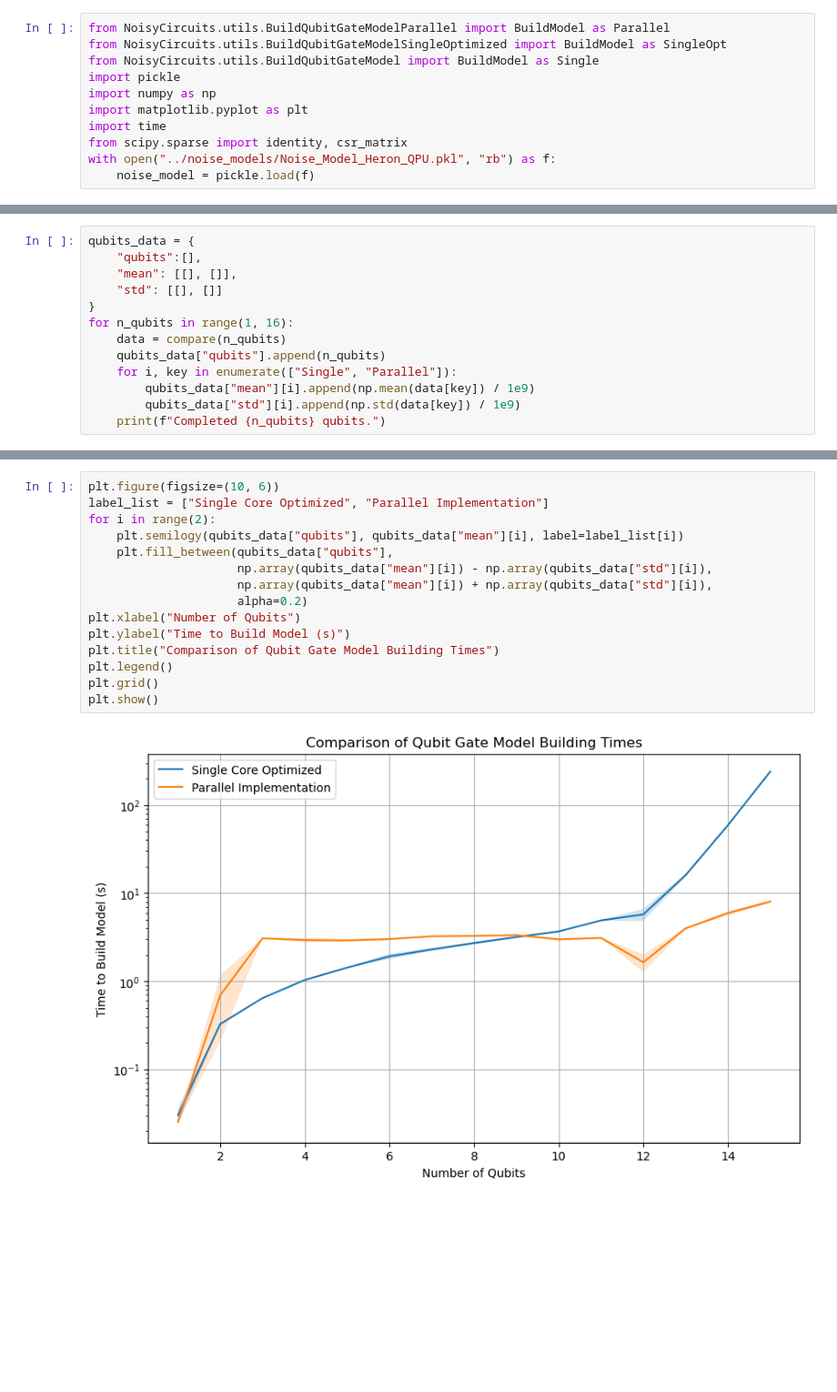
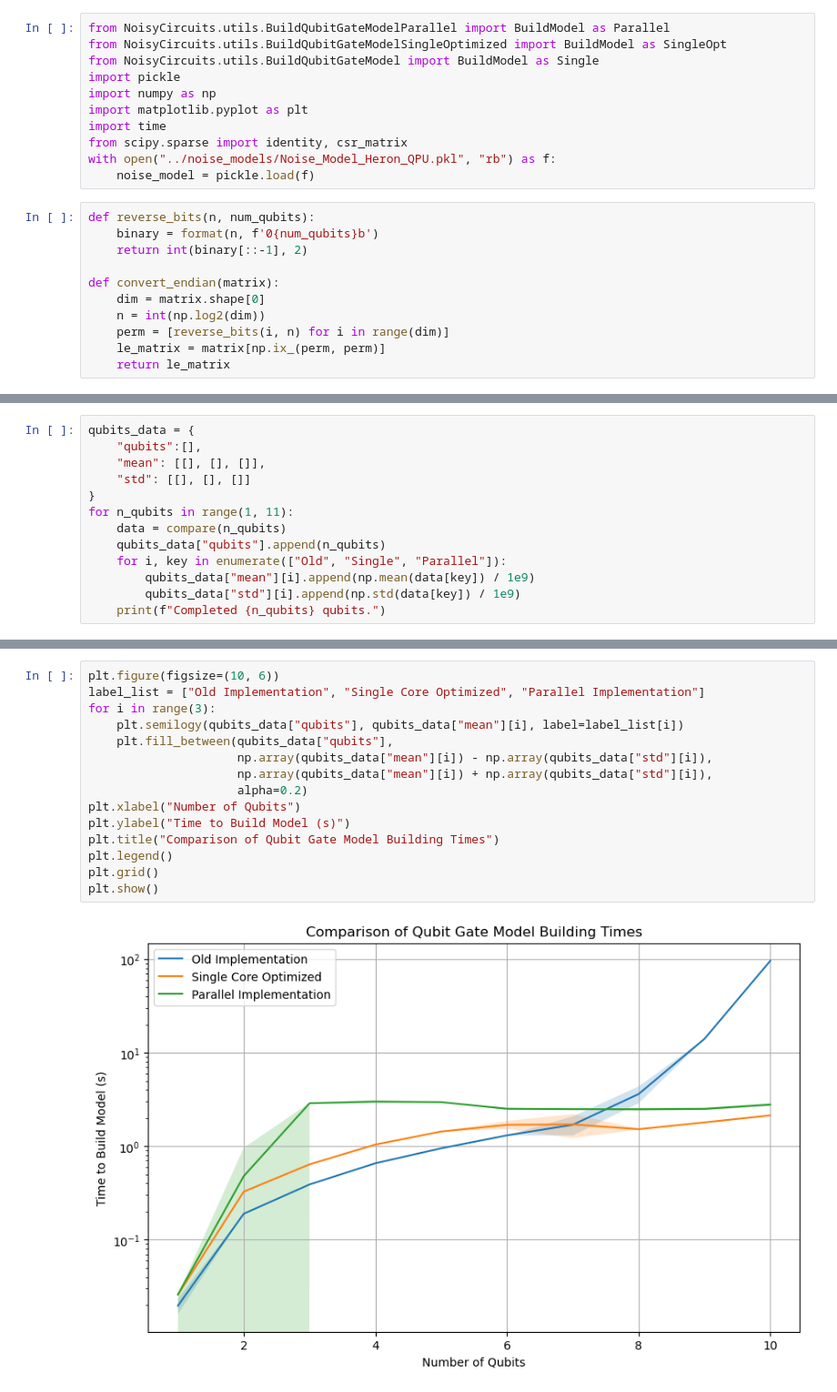
Before and after one commit to Sats2/NoisyCircuits, a Jupyter notebook: examples/compare_old_new.ipynb, the cells around one changed output, grey strips where cells are left out. Shown at 91% size. Saved outputs shown, nothing was run; the diff lists cells and outputs as text; blank space fills up the shorter version.

Commit message:
Completed All Changes and fixed bug regarding endianess.

```diff
--- a/examples/compare_old_new.ipynb
+++ b/examples/compare_old_new.ipynb
@@ -9,5 +9,16 @@ import time
 from scipy.sparse import identity, csr_matrix
 with open("../noise_models/Noise_Model_Heron_QPU.pkl", "rb") as f:
     noise_model = pickle.load(f)
+# %%
+def reverse_bits(n, num_qubits):
+    binary = format(n, f'0{num_qubits}b')
+    return int(binary[::-1], 2)
+
+def convert_endian(matrix):
+    dim = matrix.shape[0]
+    n = int(np.log2(dim))
+    perm = [reverse_bits(i, n) for i in range(dim)]
+    le_matrix = matrix[np.ix_(perm, perm)]
+    return le_matrix
 # %%
 def compare(n_qubits):
@@ -90,13 +105,13 @@ def compare(n_qubits):
 # %%
 qubits_data = {
     "qubits":[],
-    "mean": [[], []],
-    "std": [[], []]
+    "mean": [[], [], []],
+    "std": [[], [], []]
 }
-for n_qubits in range(1, 16):
+for n_qubits in range(1, 11):
     data = compare(n_qubits)
     qubits_data["qubits"].append(n_qubits)
-    for i, key in enumerate(["Single", "Parallel"]):
+    for i, key in enumerate(["Old", "Single", "Parallel"]):
         qubits_data["mean"][i].append(np.mean(data[key]) / 1e9)
         qubits_data["std"][i].append(np.std(data[key]) / 1e9)
     print(f"Completed {n_qubits} qubits.")
@@ -119,17 +129,17 @@ Completed 15 qubits.
 # %%
 plt.figure(figsize=(10, 6))
-label_list = ["Single Core Optimized", "Parallel Implementation"]
-for i in range(2):
+label_list = ["Old Implementation", "Single Core Optimized", "Parallel Implementation"]
+for i in range(3):
     plt.semilogy(qubits_data["qubits"], qubits_data["mean"][i], label=label_list[i])
     plt.fill_between(qubits_data["qubits"],
                      np.array(qubits_data["mean"][i]) - np.array(qubits_data["std"][i]),
                      np.array(qubits_data["mean"][i]) + np.array(qubits_data["std"][i]),
                      alpha=0.2)
 plt.xlabel("Number of Qubits")
 plt.ylabel("Time to Build Model (s)")
 plt.title("Comparison of Qubit Gate Model Building Times")
 plt.legend()
 plt.grid()
 plt.show()
 # %% [output]
-[figure, old version]
+[figure, new version]
```
Also changed, not shown: parts of 9 cells of this notebook, 2 other files.
